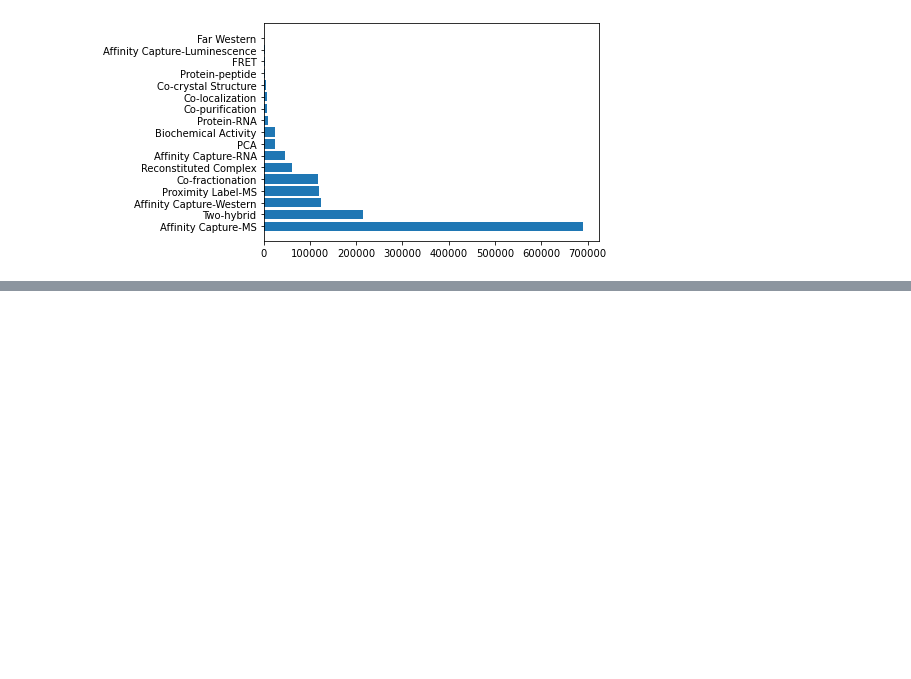
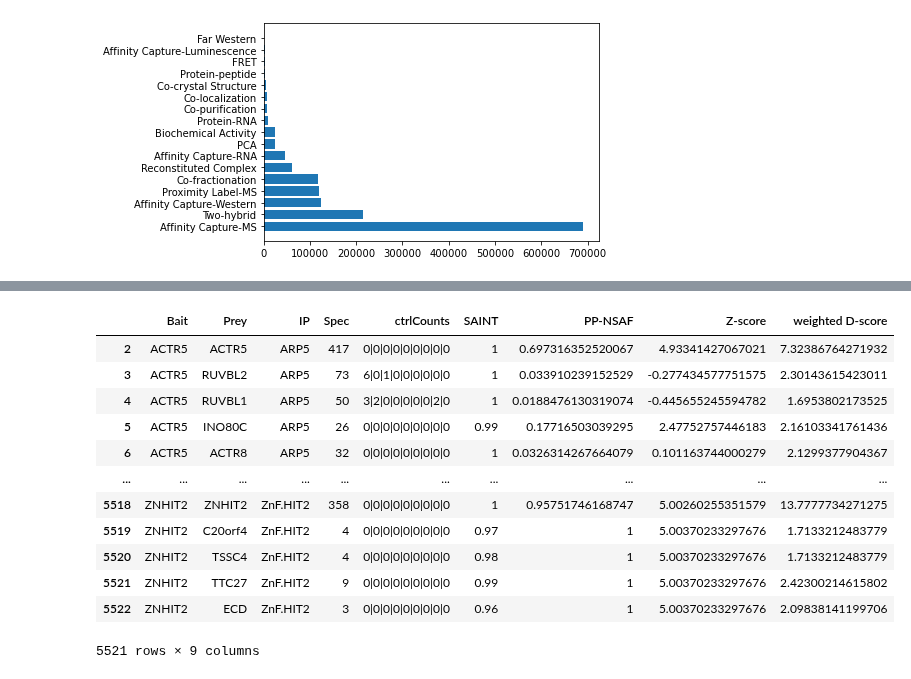
Before and after one commit to ajipalar/pynet, a Jupyter notebook: devel/PlotBioGridStats.ipynb, the cells around one changed output, grey strips where cells are left out. Cells and saved outputs as stored; diff of their text form; code cells hidden in the pictures; blank space fills up the shorter version.

Commit message:
tip49 dataset loads

```diff
--- a/devel/PlotBioGridStats.ipynb
+++ b/devel/PlotBioGridStats.ipynb
@@ -82,6 +82,20 @@ def get_frequency(col):
             freq_dict[label] += 1
     return freq_dict
 
+def plot_freq(d, colname):
+    col = d[colname]
+    freq_dic = get_frequency(col)
+
+def get_physical(d):
+    t = d['Experimental System Type'] == 'physical'
+    d = d[t]
+    return d
+
+
+def plot_physical_experiments(d):
+    d = get_physical(d)
+    plot_col(d, 'Experimental System', topn=20)
+
 
 def prepare_biogrid():
     d = load_biogrid_v4_4()
@@ -105,6 +119,19 @@ def plot_col(d, colname, titlename=None, topn=12):
         plt.title(titlename)
     #plt.legend(keys)
     plt.show()
+
+def load_tip49_spec_counts_dataset():
+    data = Path("../data")
+    apms = data / "apms"
+    saint = apms / "20110108_NATUREMETHODS_8_1_SAINTProbabilisticScoringOfAffinityPurification"
+    tip49 = saint / "tip49_supp2.A._Interactions.csv"
+    tip49 = pd.read_csv(tip49)
+    tip49 = tip49.rename(columns=tip49.iloc[1])
+    tip49 = tip49.iloc[2:, 1:]
+
+    #print(tip49.columns[1])
+    assert tip49.columns[1] == "Prey"
+    return tip49
 # %%
 d = prepare_biogrid()
 # %%
@@ -152,0 +182,18 @@ plot_physical_experiments(d)
+# %%
+spec_counts_df = load_tip49_spec_counts_dataset()
+# %%
+spec_counts_df
+# %% [output]
+|  | Bait | Prey | IP | Spec | ctrlCounts | SAINT | PP-NSAF | Z-score | weighted D-score |
+| 2 | ACTR5 | ACTR5 | ARP5 | 417 | 0|0|0|0|0|0|0|0|0 | 1 | 0.697316352520067 | 4.93341427067021 | 7.32386764271932 |
+| 3 | ACTR5 | RUVBL2 | ARP5 | 73 | 6|0|1|0|0|0|0|0|0 | 1 | 0.033910239152529 | -0.277434577751575 | 2.30143615423011 |
+| 4 | ACTR5 | RUVBL1 | ARP5 | 50 | 3|2|0|0|0|0|0|2|0 | 1 | 0.0188476130319074 | -0.445655245594782 | 1.6953802173525 |
+| 5 | ACTR5 | INO80C | ARP5 | 26 | 0|0|0|0|0|0|0|0|0 | 0.99 | 0.17716503039295 | 2.47752757446183 | 2.16103341761436 |
+| 6 | ACTR5 | ACTR8 | ARP5 | 32 | 0|0|0|0|0|0|0|0|0 | 1 | 0.0326314267664079 | 0.101163744000279 | 2.1299377904367 |
+| ... | ... | ... | ... | ... | ... | ... | ... | ... | ... |
+| 5518 | ZNHIT2 | ZNHIT2 | ZnF.HIT2 | 358 | 0|0|0|0|0|0|0|0|0 | 1 | 0.95751746168747 | 5.00260255351579 | 13.7777734271275 |
+| 5519 | ZNHIT2 | C20orf4 | ZnF.HIT2 | 4 | 0|0|0|0|0|0|0|0|0 | 0.97 | 1 | 5.00370233297676 | 1.7133212483779 |
+| 5520 | ZNHIT2 | TSSC4 | ZnF.HIT2 | 4 | 0|0|0|0|0|0|0|0|0 | 0.98 | 1 | 5.00370233297676 | 1.7133212483779 |
+| 5521 | ZNHIT2 | TTC27 | ZnF.HIT2 | 9 | 0|0|0|0|0|0|0|0|0 | 0.99 | 1 | 5.00370233297676 | 2.42300214615802 |
+| 5522 | ZNHIT2 | ECD | ZnF.HIT2 | 3 | 0|0|0|0|0|0|0|0|0 | 0.96 | 1 | 5.00370233297676 | 2.09838141199706 |
+5521 rows × 9 columns
```
Also changed, not shown: parts of 3 cells of this notebook.
